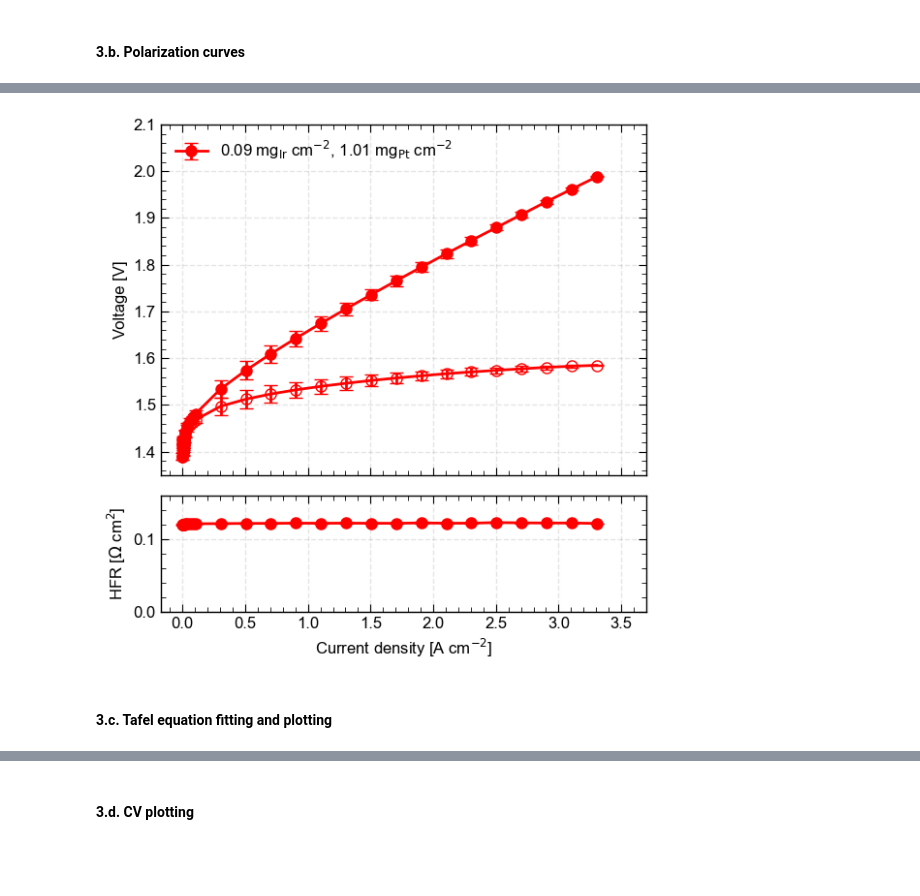
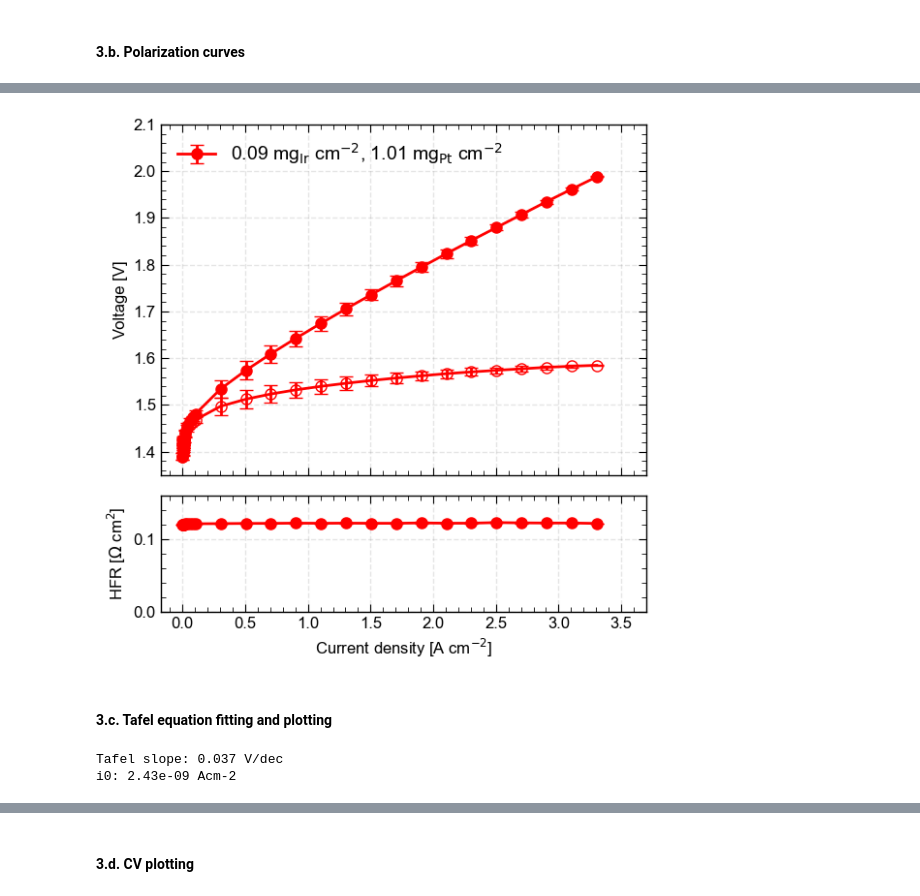
Before and after one commit to karaferner/CMU-EDL-Electrolysis, a Jupyter notebook: pemwe_analysis_tutorial.ipynb, the cells around one changed output, grey strips where cells are left out. Saved outputs shown, nothing was run; the diff lists cells and outputs as text; code cells hidden in the pictures; blank space fills up the shorter version.

Commit message:
added tafel fitting, updated functions to rename columns, and transform to 5cm2 active area values

```diff
--- a/pemwe_analysis_tutorial.ipynb
+++ b/pemwe_analysis_tutorial.ipynb
@@ -185,48 +186,59 @@ MEA_01_IV
 fig, (ax1,ax2) = plt.subplots(ncols=1, nrows=2, sharey=False,sharex=True,
                               gridspec_kw={'height_ratios': [3, 1]}, figsize=(6,6))
 
-ax1.errorbar(np.array(MEA_01_IV['<I>/mA'])/5000, np.array(MEA_01_IV['<Ewe>/V']),
-             yerr=2*np.array(MEA_01_IV['<Ewe>/V_std']),
+ax1.errorbar(MEA_01_IV['i/Acm-2'], MEA_01_IV['Ewe/V'],
+             yerr=2*MEA_01_IV['Ewe/V_std'],
              fmt='o-', color=MEA_01_color, label=MEA_01_label,
              capsize=5
             )
 
-ax1.errorbar(np.array(MEA_01_IV['<I>/mA'])/5000, np.array(MEA_01_IV['EiR-Free/V']),
-             yerr=2*np.array(MEA_01_IV['EiR-Free/V_std']),
+ax1.errorbar(MEA_01_IV['i/Acm-2'], MEA_01_IV['Ehfr-free/V'],
+             yerr=2*MEA_01_IV['Ehfr-free/V_std'],
              fmt='o-',markerfacecolor="white",
              fillstyle='none',
              capsize=5,
              color=MEA_01_color
             )
 
 # -------------------------------
 
-ax2.errorbar(np.array(MEA_01_IV['<I>/mA'])/5000, np.array(MEA_01_IV['HFR']*5),
-             yerr = 2*np.array(MEA_01_IV['HFR_std']*5),
+ax2.errorbar(MEA_01_IV['i/Acm-2'], MEA_01_IV['HFR/Ohmcm2'],
+             yerr = 2*MEA_01_IV['HFR/Ohmcm2_std'],
             fmt='o-',
              capsize=5,
-        color=MEA_01_color, label=MEA_01_label, )
+        color=MEA_01_color, label=MEA_01_label)
 
 
 ax1.set_ylabel('Voltage [V]')
 ax1.set_ylim([1.35,2.1])
 
 ax2.set_ylabel('HFR [$\Omega$ cm$^{2}$]')
 ax2.set_ylim([0,0.16])
 
 plt.xlim([-0.175, 3.7])
 plt.xlabel('Current density [A cm$^{-2}$]')
 
-legend = ax1.legend(fontsize=12,
+legend = ax1.legend(fontsize=14,
                    frameon=False,
                     loc = 'upper left',
                    bbox_to_anchor=(0,1)
                    )
 
 ax1.grid(color='k',alpha=0.1, linestyle='--', linewidth=1)
 ax2.grid(color='k',alpha=0.1, linestyle='--', linewidth=1)
 plt.show()
 # %% [output]
-[figure, old version]
+[figure, new version]
 # %% [markdown]
 #### 3.c. Tafel equation fitting and plotting
+# %%
+# Select low current data to use for Tafel plot and Tafel equation fitting
+
+MEA_01_data_for_tafel_plot = MEA_01_IV[MEA_01_IV['i/Acm-2'] < 0.1 ]
+MEA_01_data_for_tafel_fit = MEA_01_IV[MEA_01_IV['i/Acm-2'] < 0.02 ]
+
+popt_MEA_01,_ = curve_fit(tafel,MEA_01_data_for_tafel_fit['i/Acm-2'],MEA_01_data_for_tafel_fit['Ehfr-free/V'],p0=(0.040,10**-9))
+print("Tafel slope: {:.3f} V/dec \ni0: {:.3g} Acm-2".format(*popt_MEA_01))
+# %% [output]
+Tafel slope: 0.037 V/dec
+i0: 2.43e-09 Acm-2
```
Also changed, not shown: parts of 6 cells of this notebook, 1 other file.
